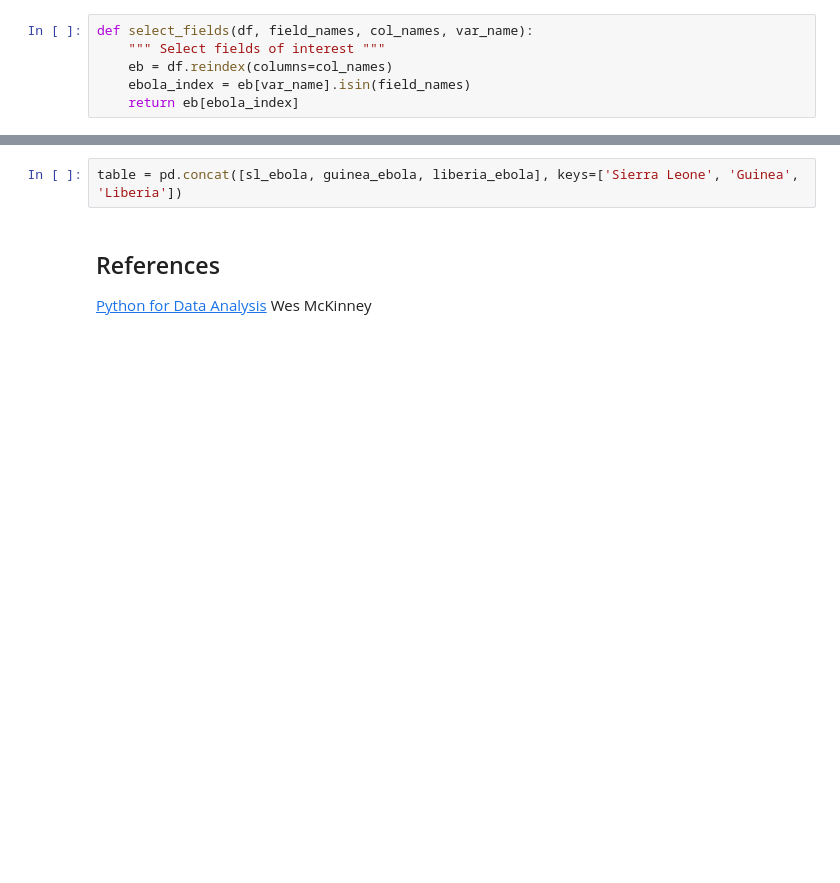
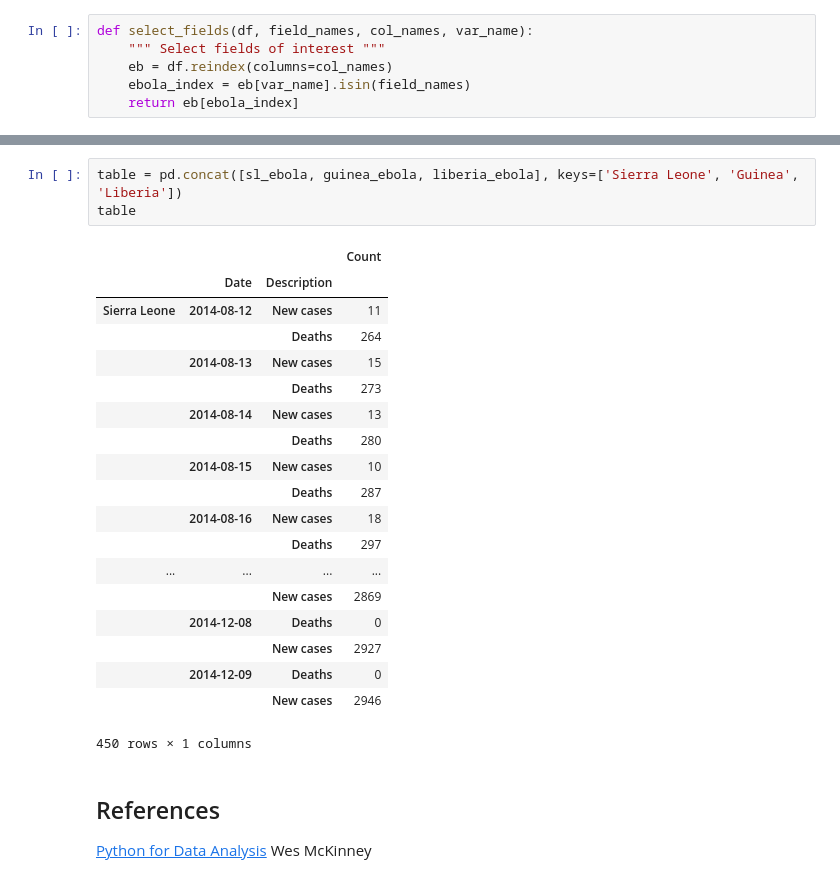
Before and after one commit to romac/ADAHomeworks, a Jupyter notebook: 01 - Pandas and Data Wrangling/Intro to Pandas.ipynb, the cells around one changed output, grey strips where cells are left out. Saved outputs shown, nothing was run; the diff lists cells and outputs as text; blank space fills up the shorter version.

```diff
--- a/01 - Pandas and Data Wrangling/Intro to Pandas.ipynb
+++ b/01 - Pandas and Data Wrangling/Intro to Pandas.ipynb
@@ -2237,5 +1163,26 @@ liberia_ebola.head(6)
 # %%
 table = pd.concat([sl_ebola, guinea_ebola, liberia_ebola], keys=['Sierra Leone', 'Guinea', 'Liberia'])
+table
+# %% [output]
+|  |  |  | Count |
+|  | Date | Description |  |
+| Sierra Leone | 2014-08-12 | New cases | 11 |
+|  |  | Deaths | 264 |
+|  | 2014-08-13 | New cases | 15 |
+|  |  | Deaths | 273 |
+|  | 2014-08-14 | New cases | 13 |
+|  |  | Deaths | 280 |
+|  | 2014-08-15 | New cases | 10 |
+|  |  | Deaths | 287 |
+|  | 2014-08-16 | New cases | 18 |
+|  |  | Deaths | 297 |
+| ... | ... | ... | ... |
+|  |  | New cases | 2869 |
+|  | 2014-12-08 | Deaths | 0 |
+|  |  | New cases | 2927 |
+|  | 2014-12-09 | Deaths | 0 |
+|  |  | New cases | 2946 |
+450 rows × 1 columns
 # %% [markdown]
 ## References
 
```
Also changed, not shown: parts of 113 cells of this notebook.
